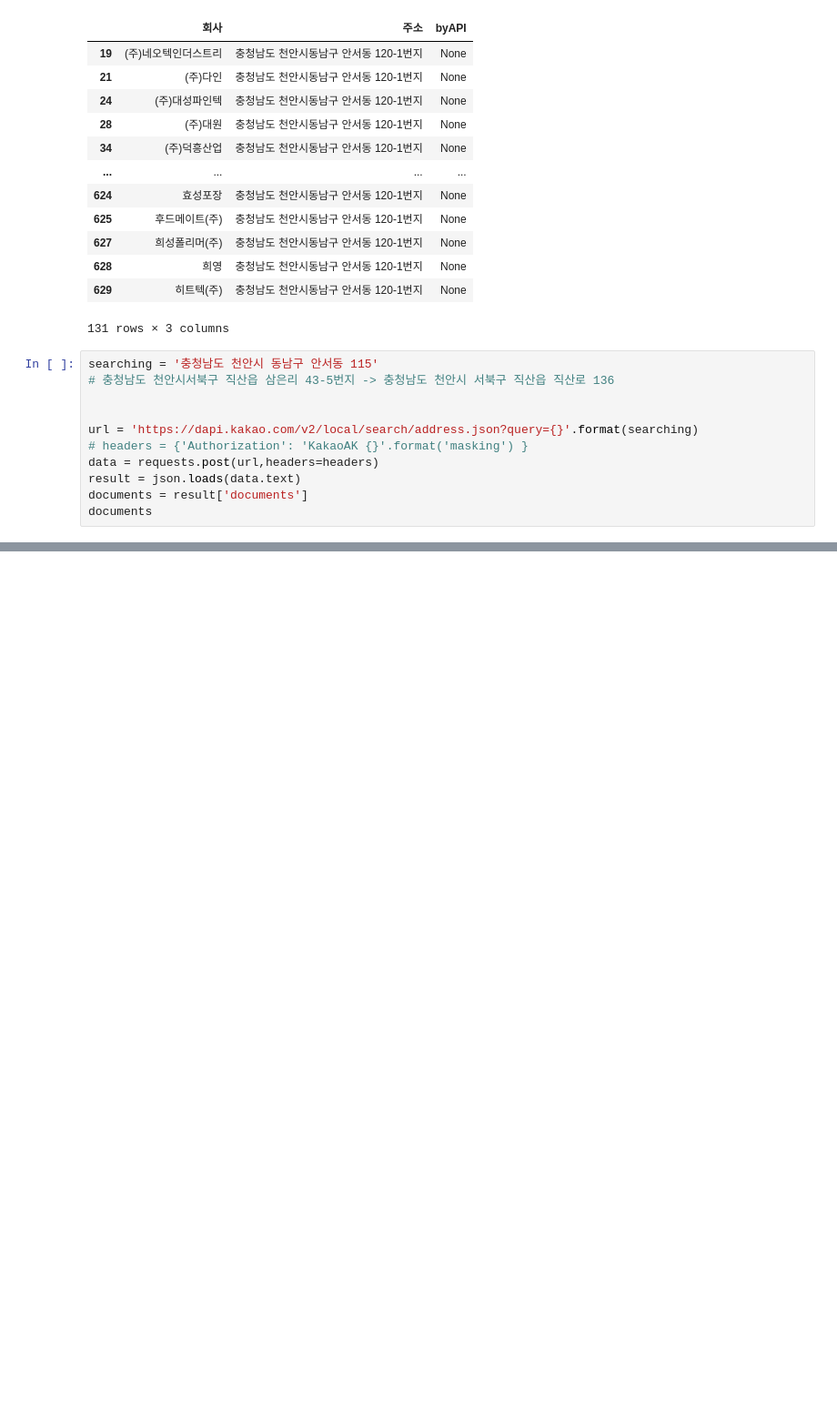
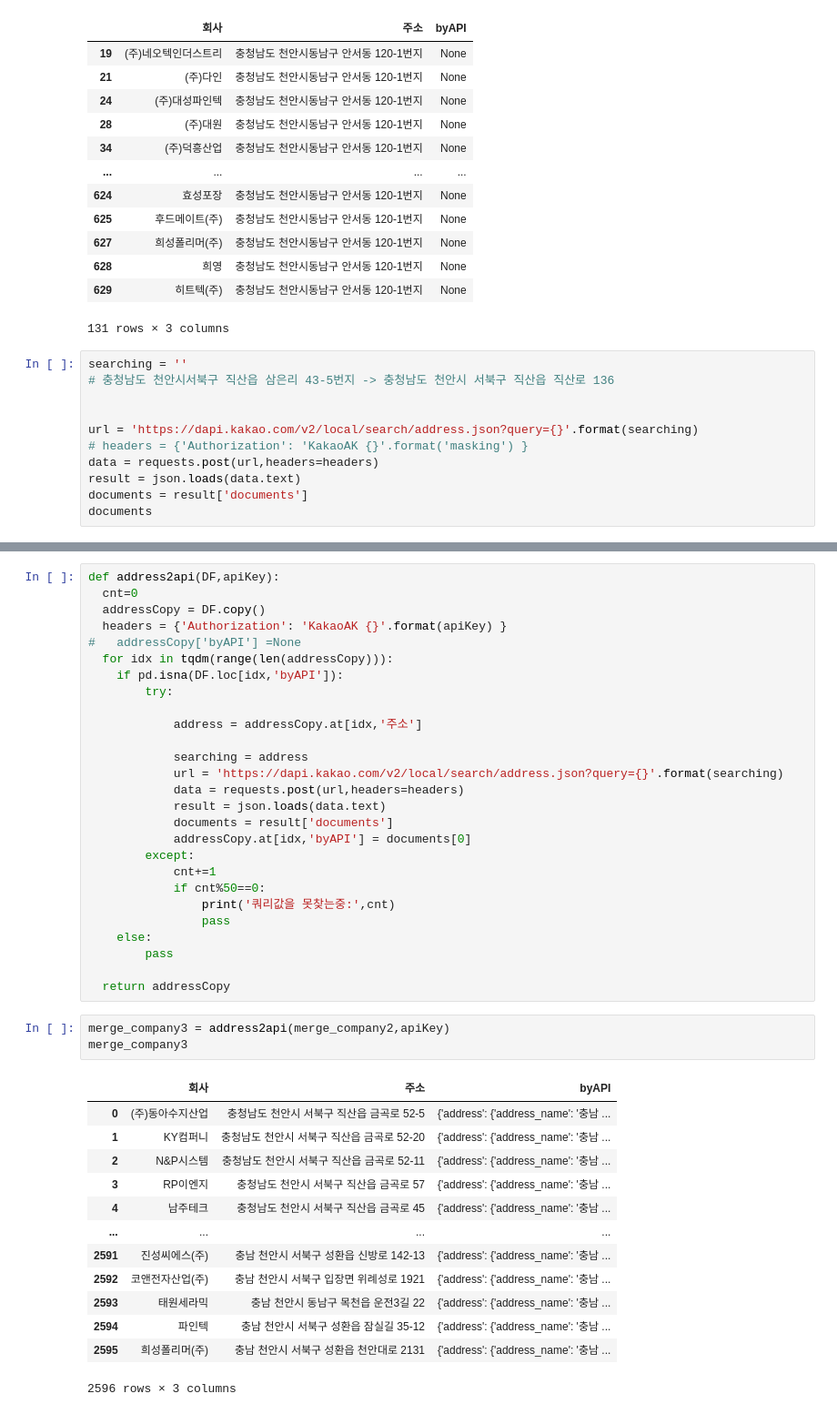
Before and after one commit to LGHelloVisionProj/Data_Visualization, a Jupyter notebook: 천안시_CodeDir/회사데이터전처리.ipynb, the cells around one changed output, grey strips where cells are left out. Shown at 91% size. Cells and saved outputs as stored; diff of their text form; blank space fills up the shorter version.

```diff
--- a/천안시_CodeDir/회사데이터전처리.ipynb
+++ b/천안시_CodeDir/회사데이터전처리.ipynb
@@ -427,7 +493,7 @@ facil_cmpF_copy
 | 629 | 히트텍(주) | 충청남도 천안시동남구 안서동 120-1번지 | None |
 131 rows × 3 columns
 # %%
-searching = '충청남도 천안시 동남구 안서동 115'
+searching = ''
 # 충청남도 천안시서북구 직산읍 삼은리 43-5번지 -> 충청남도 천안시 서북구 직산읍 직산로 136
 
 
@@ -457,0 +632,44 @@ documents
+# %%
+def address2api(DF,apiKey):
+  cnt=0
+  addressCopy = DF.copy()
+  headers = {'Authorization': 'KakaoAK {}'.format(apiKey) }
+#   addressCopy['byAPI'] =None
+  for idx in tqdm(range(len(addressCopy))):
+    if pd.isna(DF.loc[idx,'byAPI']):
+        try:
+
+            address = addressCopy.at[idx,'주소']
+
+            searching = address
+            url = 'https://dapi.kakao.com/v2/local/search/address.json?query={}'.format(searching)
+            data = requests.post(url,headers=headers)
+            result = json.loads(data.text)
+            documents = result['documents']
+            addressCopy.at[idx,'byAPI'] = documents[0]
+        except:
+            cnt+=1
+            if cnt%50==0:
+                print('쿼리값을 못찾는중:',cnt)
+                pass
+    else:
+        pass
+
+  return addressCopy
+# %%
+merge_company3 = address2api(merge_company2,apiKey)
+merge_company3
+# %% [output]
+|  | 회사 | 주소 | byAPI |
+| 0 | (주)동아수지산업 | 충청남도 천안시 서북구 직산읍 금곡로 52-5 | {'address': {'address_name': '충남 ... |
+| 1 | KY컴퍼니 | 충청남도 천안시 서북구 직산읍 금곡로 52-20 | {'address': {'address_name': '충남 ... |
+| 2 | N&P시스템 | 충청남도 천안시 서북구 직산읍 금곡로 52-11 | {'address': {'address_name': '충남 ... |
+| 3 | RP이엔지 | 충청남도 천안시 서북구 직산읍 금곡로 57 | {'address': {'address_name': '충남 ... |
+| 4 | 남주테크 | 충청남도 천안시 서북구 직산읍 금곡로 45 | {'address': {'address_name': '충남 ... |
+| ... | ... | ... | ... |
+| 2591 | 진성씨에스(주) | 충남 천안시 서북구 성환읍 신방로 142-13 | {'address': {'address_name': '충남 ... |
+| 2592 | 코앤전자산업(주) | 충남 천안시 서북구 입장면 위례성로 1921 | {'address': {'address_name': '충남 ... |
+| 2593 | 태원세라믹 | 충남 천안시 동남구 목천읍 운전3길 22 | {'address': {'address_name': '충남 ... |
+| 2594 | 파인텍 | 충남 천안시 서북구 성환읍 잠실길 35-12 | {'address': {'address_name': '충남 ... |
+| 2595 | 희성폴리머(주) | 충남 천안시 서북구 성환읍 천안대로 2131 | {'address': {'address_name': '충남 ... |
+2596 rows × 3 columns
```
Also changed, not shown: parts of 23 cells of this notebook, 3 other files.
